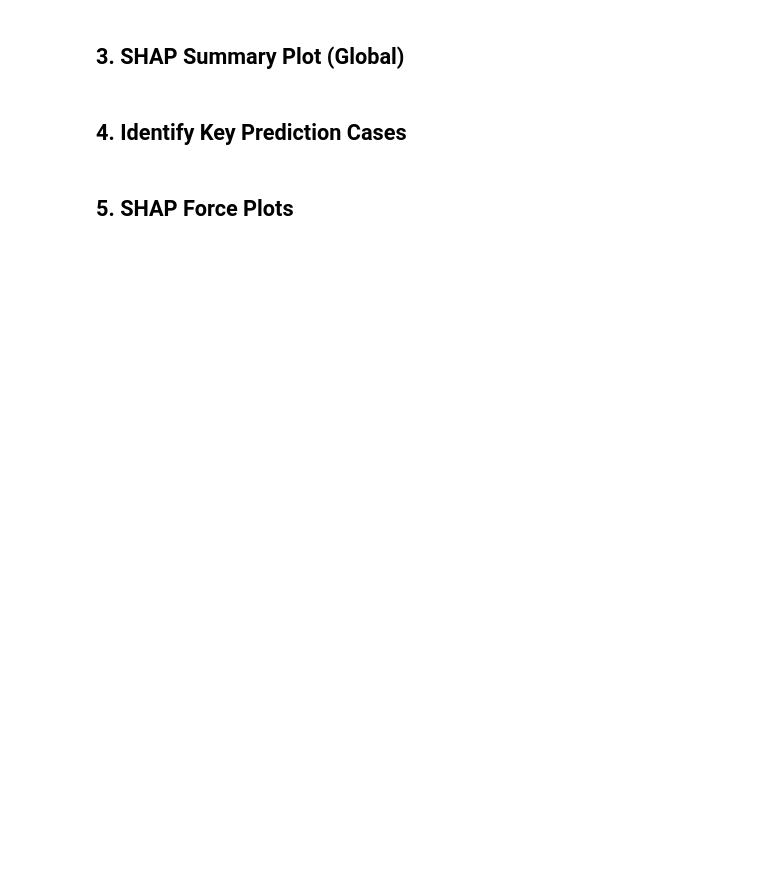
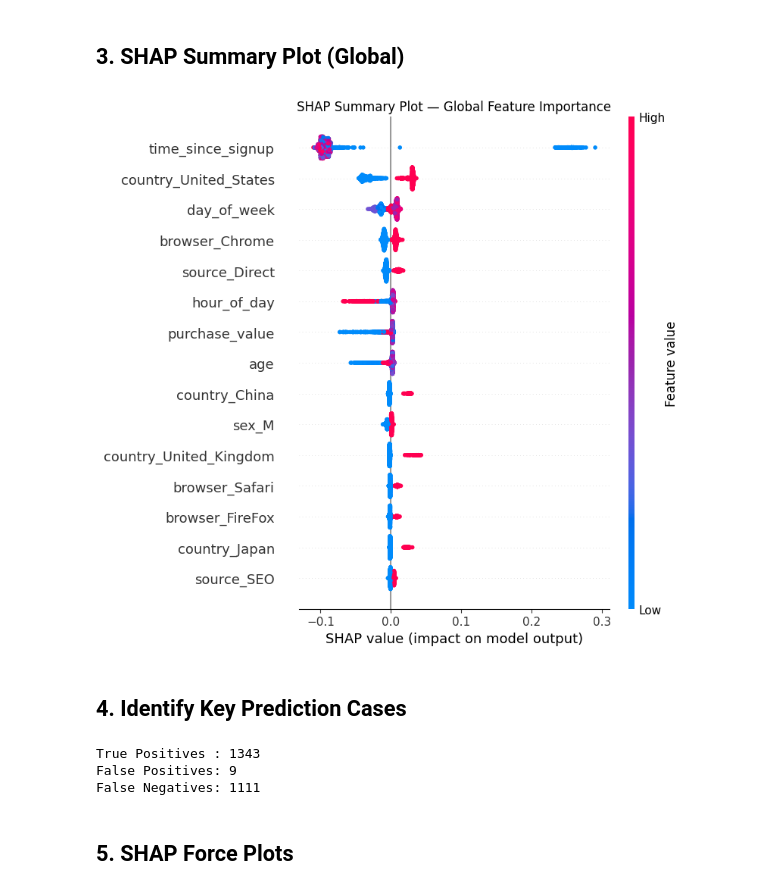
Before and after one commit to KalkidanAsfaw/fraud-detection, a Jupyter notebook: notebooks/shap-explainability.ipynb, the cells around one changed output. Saved outputs shown, nothing was run; the diff lists cells and outputs as text; code cells hidden in the pictures; blank space fills up the shorter version.

```diff
--- a/notebooks/shap-explainability.ipynb
+++ b/notebooks/shap-explainability.ipynb
@@ -54,26 +62,34 @@ plt.show()
 ## 3. SHAP Summary Plot (Global)
 # %%
 explainer = shap.TreeExplainer(rf)
-shap_values = explainer.shap_values(X_test)
+
+# TreeExplainer on the full 25,830-row test set takes ~20+ minutes.
+# A random sample is statistically sufficient for global importance/direction.
+sample_idx = np.random.RandomState(42).choice(len(X_test), size=2000, replace=False)
+X_sample = X_test.iloc[sample_idx]
+
+shap_values = explainer.shap_values(X_sample)
 
 # RandomForestClassifier: TreeExplainer returns SHAP values per class —
 # select the values for class 1 (fraud)
 if isinstance(shap_values, list):
     shap_values_fraud = shap_values[1]
     expected_value = explainer.expected_value[1]
 elif shap_values.ndim == 3:
     shap_values_fraud = shap_values[:, :, 1]
     expected_value = explainer.expected_value[1]
 else:
     shap_values_fraud = shap_values
     expected_value = explainer.expected_value
 
 plt.figure(figsize=(10, 8))
-shap.summary_plot(shap_values_fraud, X_test, max_display=15, show=False)
+shap.summary_plot(shap_values_fraud, X_sample, max_display=15, show=False)
 plt.title('SHAP Summary Plot — Global Feature Importance')
 plt.tight_layout()
 plt.savefig('data/processed/shap_summary.png', dpi=150, bbox_inches='tight')
 plt.show()
+# %% [output]
+[figure, added]
 # %% [markdown]
 ## 4. Identify Key Prediction Cases
 # %%
@@ -89,6 +105,19 @@ fn_idx = np.where((y_test_arr == 1) & (y_pred == 0))[0]
 print(f'True Positives : {len(tp_idx)}')
 print(f'False Positives: {len(fp_idx)}')
 print(f'False Negatives: {len(fn_idx)}')
+
+def shap_for_row(idx):
+    """SHAP values for a single test row, fraud class only."""
+    sv = explainer.shap_values(X_test.iloc[[idx]])
+    if isinstance(sv, list):
+        return sv[1][0]
+    if sv.ndim == 3:
+        return sv[:, :, 1][0]
+    return sv[0]
+# %% [output]
+True Positives : 1343
+False Positives: 9
+False Negatives: 1111
 # %% [markdown]
 ## 5. SHAP Force Plots
 # %%
```
Also changed, not shown: parts of 11 cells of this notebook.
